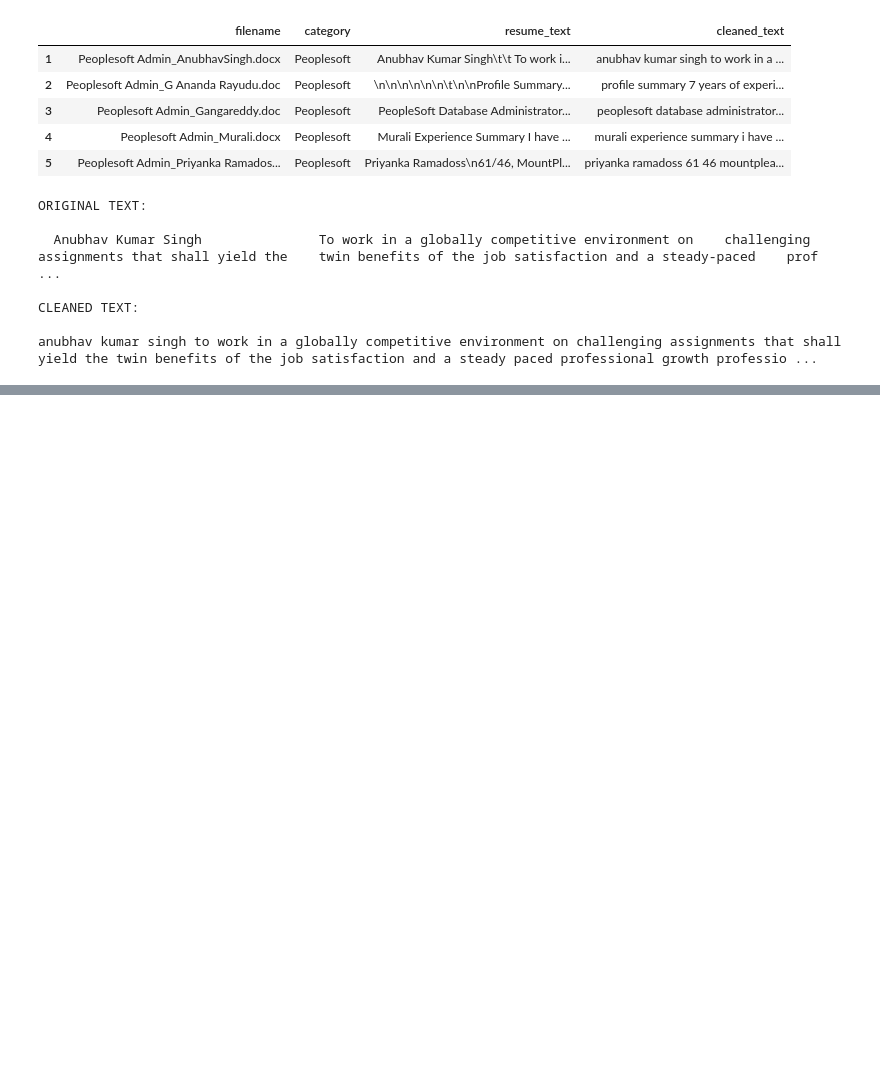
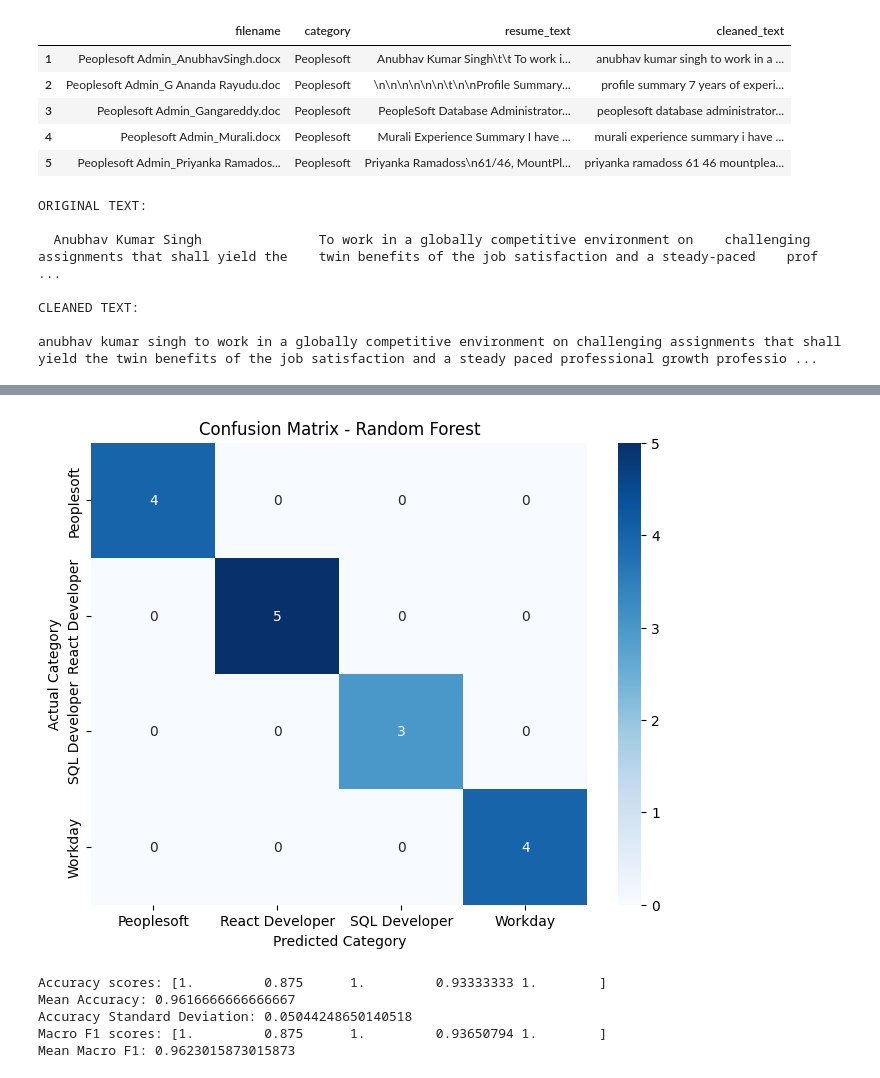
Before and after one commit to balajikoduru/Resume_Classification, a Jupyter notebook: resume_classification.ipynb, the cells around one changed output, grey strips where cells are left out. Drawn from its saved outputs; the diff is of its cells as text; code cells hidden in the pictures; blank space fills up the shorter version.

```diff
--- a/resume_classification.ipynb
+++ b/resume_classification.ipynb
@@ -631,0 +1101,2 @@ anubhav kumar singh to work in a globally competitive environment on challenging
+# %%
+y_pred_rf = rf_model.predict(X_test_tfidf)
@@ -631,0 +1124,25 @@ anubhav kumar singh to work in a globally competitive environment on challenging
+# %%
+import matplotlib.pyplot as plt
+import seaborn as sns
+from sklearn.metrics import confusion_matrix
+
+cm_rf = confusion_matrix(y_test, y_pred_rf, labels=rf_model.classes_)
+
+plt.figure(figsize=(8, 6))
+
+sns.heatmap(
+    cm_rf,
+    annot=True,
+    fmt='d',
+    cmap='Blues',
+    xticklabels=rf_model.classes_,
+    yticklabels=rf_model.classes_
+)
+
+plt.xlabel('Predicted Category')
+plt.ylabel('Actual Category')
+plt.title('Confusion Matrix - Random Forest')
+
+plt.show()
+# %% [output]
+[figure, added]
@@ -631,0 +1174,22 @@ anubhav kumar singh to work in a globally competitive environment on challenging
+# %%
+
+
+print("Accuracy scores:", rf_cv_scores['test_accuracy'])
+
+print("Mean Accuracy:",
+      np.mean(rf_cv_scores['test_accuracy']))
+
+print("Accuracy Standard Deviation:",
+      np.std(rf_cv_scores['test_accuracy']))
+
+print("Macro F1 scores:",
+      rf_cv_scores['test_f1_macro'])
+
+print("Mean Macro F1:",
+      np.mean(rf_cv_scores['test_f1_macro']))
+# %% [output]
+Accuracy scores: [1.         0.875      1.         0.93333333 1.        ]
+Mean Accuracy: 0.9616666666666667
+Accuracy Standard Deviation: 0.05044248650140518
+Macro F1 scores: [1.         0.875      1.         0.93650794 1.        ]
+Mean Macro F1: 0.9623015873015873
```
Also changed, not shown: parts of 117 cells of this notebook.
